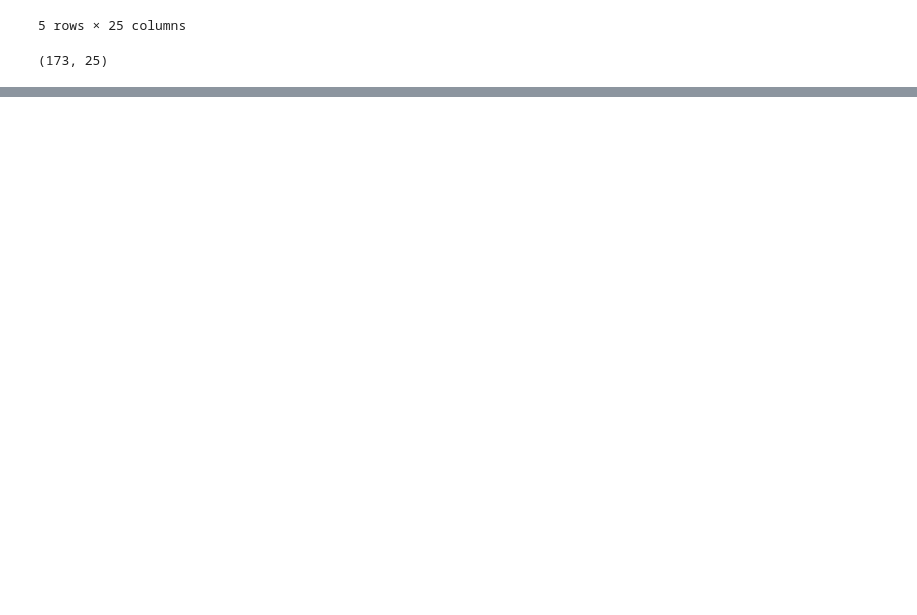
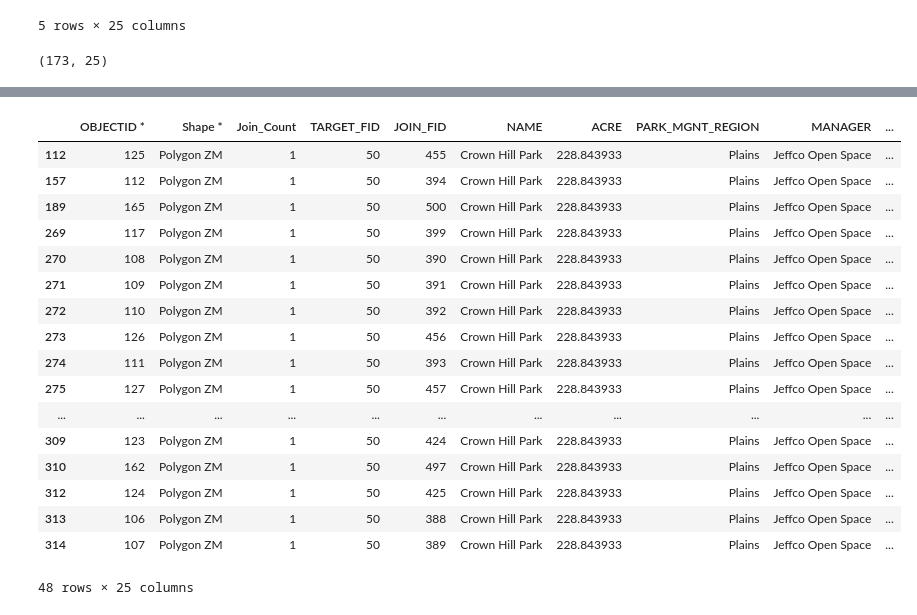
Before and after one commit to dphillips97/jeffco, a Jupyter notebook: parks_trails.ipynb, the cells around one changed output, grey strips where cells are left out. Drawn from its saved outputs; the diff is of its cells as text; code cells hidden in the pictures; blank space fills up the shorter version.

```diff
--- a/parks_trails.ipynb
+++ b/parks_trails.ipynb
@@ -189,0 +210,21 @@ table_to_join.to_excel('table_to_join.xlsx')
+# %%
+test_df.loc[test_df.NAME == 'Crown Hill Park']
+# %% [output]
+|  | OBJECTID * | Shape * | Join_Count | TARGET_FID | JOIN_FID | NAME | ACRE | PARK_MGNT_REGION | MANAGER | ... |
+| 112 | 125 | Polygon ZM | 1 | 50 | 455 | Crown Hill Park | 228.843933 | Plains | Jeffco Open Space | ... |
+| 157 | 112 | Polygon ZM | 1 | 50 | 394 | Crown Hill Park | 228.843933 | Plains | Jeffco Open Space | ... |
+| 189 | 165 | Polygon ZM | 1 | 50 | 500 | Crown Hill Park | 228.843933 | Plains | Jeffco Open Space | ... |
+| 269 | 117 | Polygon ZM | 1 | 50 | 399 | Crown Hill Park | 228.843933 | Plains | Jeffco Open Space | ... |
+| 270 | 108 | Polygon ZM | 1 | 50 | 390 | Crown Hill Park | 228.843933 | Plains | Jeffco Open Space | ... |
+| 271 | 109 | Polygon ZM | 1 | 50 | 391 | Crown Hill Park | 228.843933 | Plains | Jeffco Open Space | ... |
+| 272 | 110 | Polygon ZM | 1 | 50 | 392 | Crown Hill Park | 228.843933 | Plains | Jeffco Open Space | ... |
+| 273 | 126 | Polygon ZM | 1 | 50 | 456 | Crown Hill Park | 228.843933 | Plains | Jeffco Open Space | ... |
+| 274 | 111 | Polygon ZM | 1 | 50 | 393 | Crown Hill Park | 228.843933 | Plains | Jeffco Open Space | ... |
+| 275 | 127 | Polygon ZM | 1 | 50 | 457 | Crown Hill Park | 228.843933 | Plains | Jeffco Open Space | ... |
+| ... | ... | ... | ... | ... | ... | ... | ... | ... | ... | ... |
+| 309 | 123 | Polygon ZM | 1 | 50 | 424 | Crown Hill Park | 228.843933 | Plains | Jeffco Open Space | ... |
+| 310 | 162 | Polygon ZM | 1 | 50 | 497 | Crown Hill Park | 228.843933 | Plains | Jeffco Open Space | ... |
+| 312 | 124 | Polygon ZM | 1 | 50 | 425 | Crown Hill Park | 228.843933 | Plains | Jeffco Open Space | ... |
+| 313 | 106 | Polygon ZM | 1 | 50 | 388 | Crown Hill Park | 228.843933 | Plains | Jeffco Open Space | ... |
+| 314 | 107 | Polygon ZM | 1 | 50 | 389 | Crown Hill Park | 228.843933 | Plains | Jeffco Open Space | ... |
+48 rows × 25 columns
```
Also changed, not shown: parts of 3 cells of this notebook, 3 other files.
